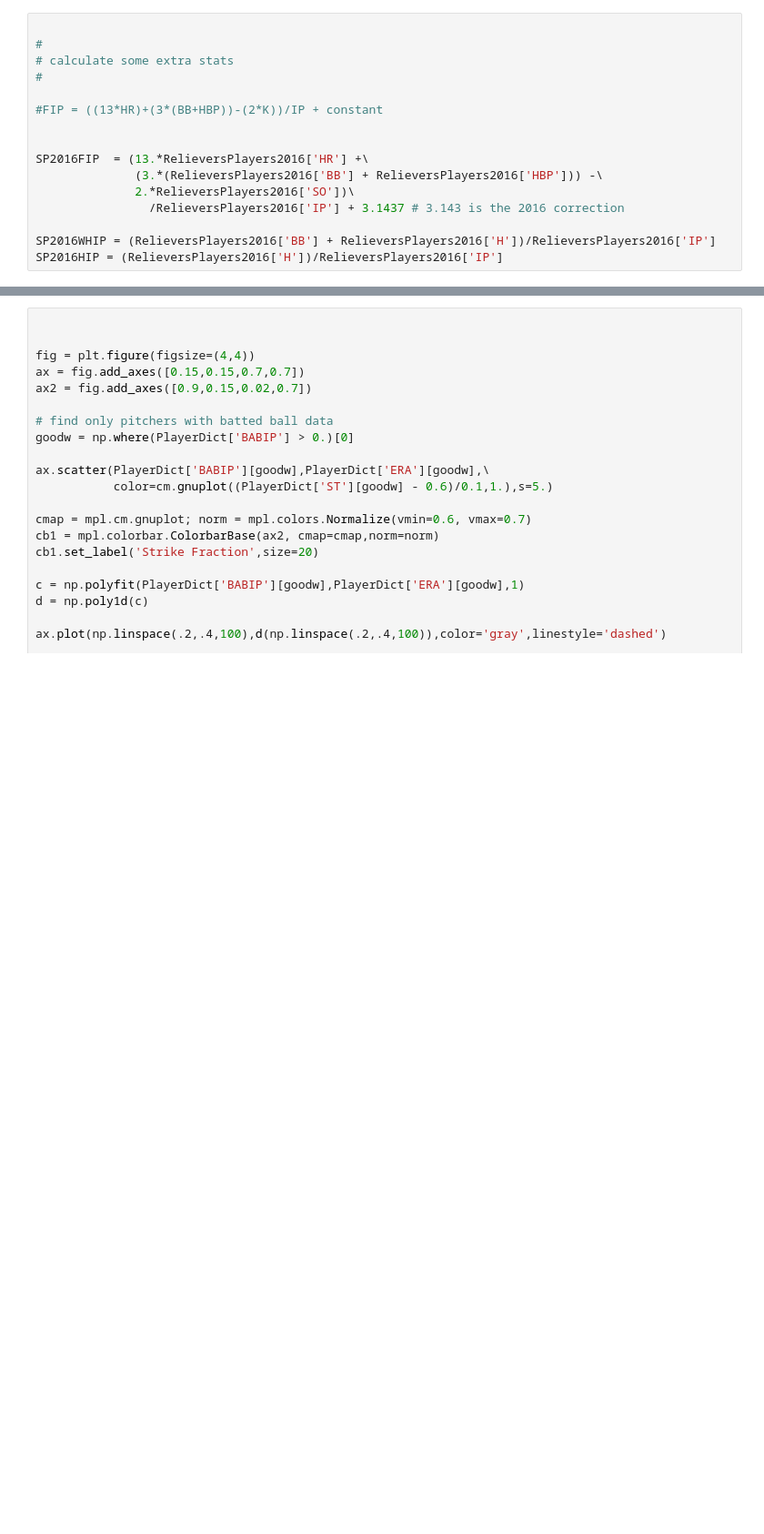
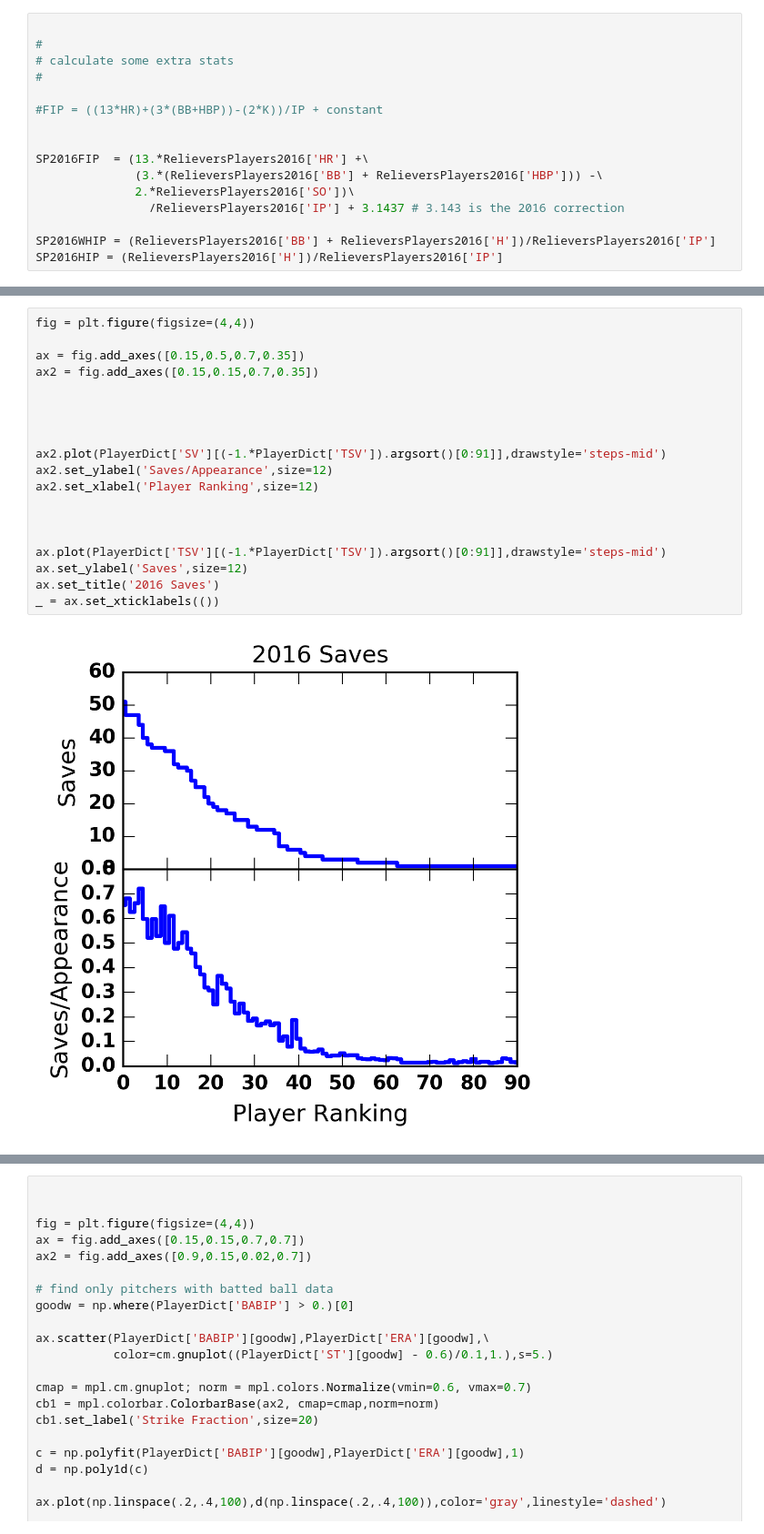
Before and after one commit to fantasy-toolz/2017-MLB-Analysis, a Jupyter notebook: pitching_notebooks/Save-Analysis.ipynb, the cells around one changed output, grey strips where cells are left out. Shown at 91% size. Drawn from its saved outputs; the diff is of its cells as text; blank space fills up the shorter version.

```diff
--- a/pitching_notebooks/Save-Analysis.ipynb
+++ b/pitching_notebooks/Save-Analysis.ipynb
@@ -107,0 +172,21 @@ That said, it's the close of first week of the season! Of course we are going to
+# %%
+fig = plt.figure(figsize=(4,4))
+
+ax = fig.add_axes([0.15,0.5,0.7,0.35])
+ax2 = fig.add_axes([0.15,0.15,0.7,0.35])
+
+
+
+
+ax2.plot(PlayerDict['SV'][(-1.*PlayerDict['TSV']).argsort()[0:91]],drawstyle='steps-mid')
+ax2.set_ylabel('Saves/Appearance',size=12)
+ax2.set_xlabel('Player Ranking',size=12)
+
+
+
+ax.plot(PlayerDict['TSV'][(-1.*PlayerDict['TSV']).argsort()[0:91]],drawstyle='steps-mid')
+ax.set_ylabel('Saves',size=12)
+ax.set_title('2016 Saves')
+_ = ax.set_xticklabels(())
+# %% [output]
+[figure, added]
```
Also changed, not shown: parts of 12 cells of this notebook, 2 other files.
